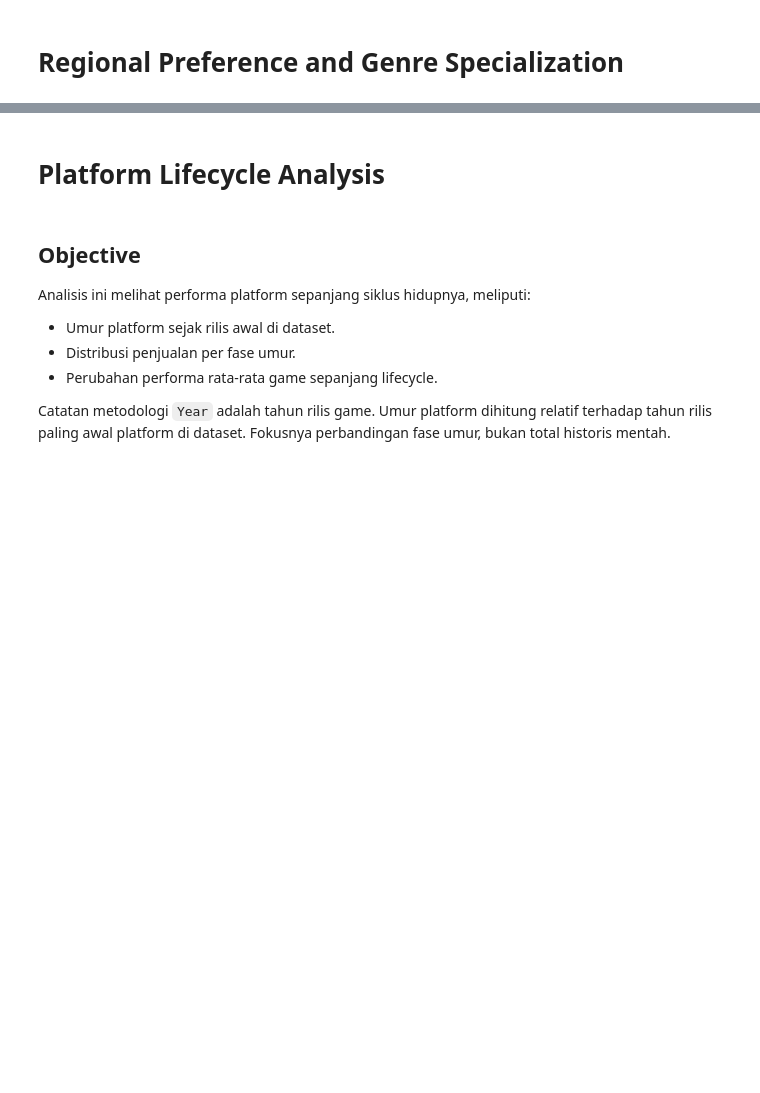
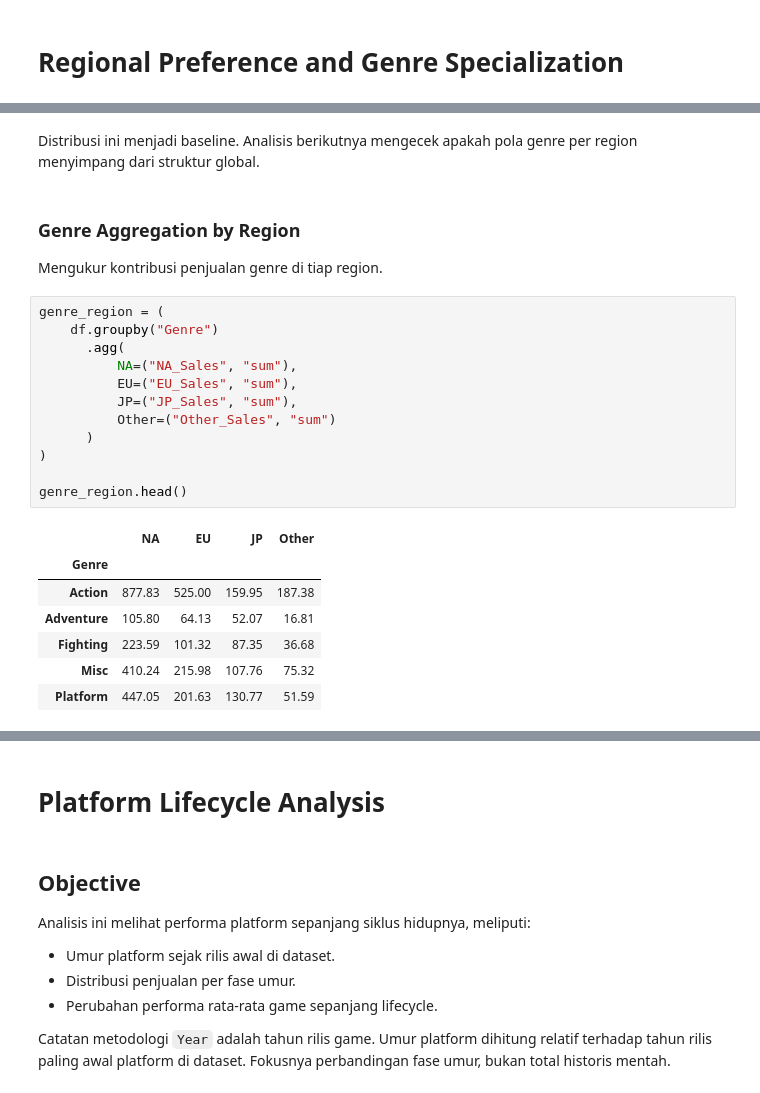
Before and after one commit to AlvitoDwiP/video-game-sales, a Jupyter notebook: notebooks/00-gcolab.ipynb, the cells around one changed output, grey strips where cells are left out. Cells and saved outputs as stored; diff of their text form; blank space fills up the shorter version.

```diff
--- a/notebooks/00-gcolab.ipynb
+++ b/notebooks/00-gcolab.ipynb
@@ -262,0 +630,25 @@ Pendekatan ini memastikan konsistensi metrik antar notebook.
+# %% [markdown]
+Distribusi ini menjadi baseline. Analisis berikutnya mengecek apakah pola genre per region menyimpang dari struktur global.
+# %% [markdown]
+### Genre Aggregation by Region
+Mengukur kontribusi penjualan genre di tiap region.
+# %%
+genre_region = (
+    df.groupby("Genre")
+      .agg(
+          NA=("NA_Sales", "sum"),
+          EU=("EU_Sales", "sum"),
+          JP=("JP_Sales", "sum"),
+          Other=("Other_Sales", "sum")
+      )
+)
+
+genre_region.head()
+# %% [output]
+|  | NA | EU | JP | Other |
+| Genre |  |  |  |  |
+| Action | 877.83 | 525.00 | 159.95 | 187.38 |
+| Adventure | 105.80 | 64.13 | 52.07 | 16.81 |
+| Fighting | 223.59 | 101.32 | 87.35 | 36.68 |
+| Misc | 410.24 | 215.98 | 107.76 | 75.32 |
+| Platform | 447.05 | 201.63 | 130.77 | 51.59 |
```
Also changed, not shown: parts of 100 cells of this notebook, 1 other file.
